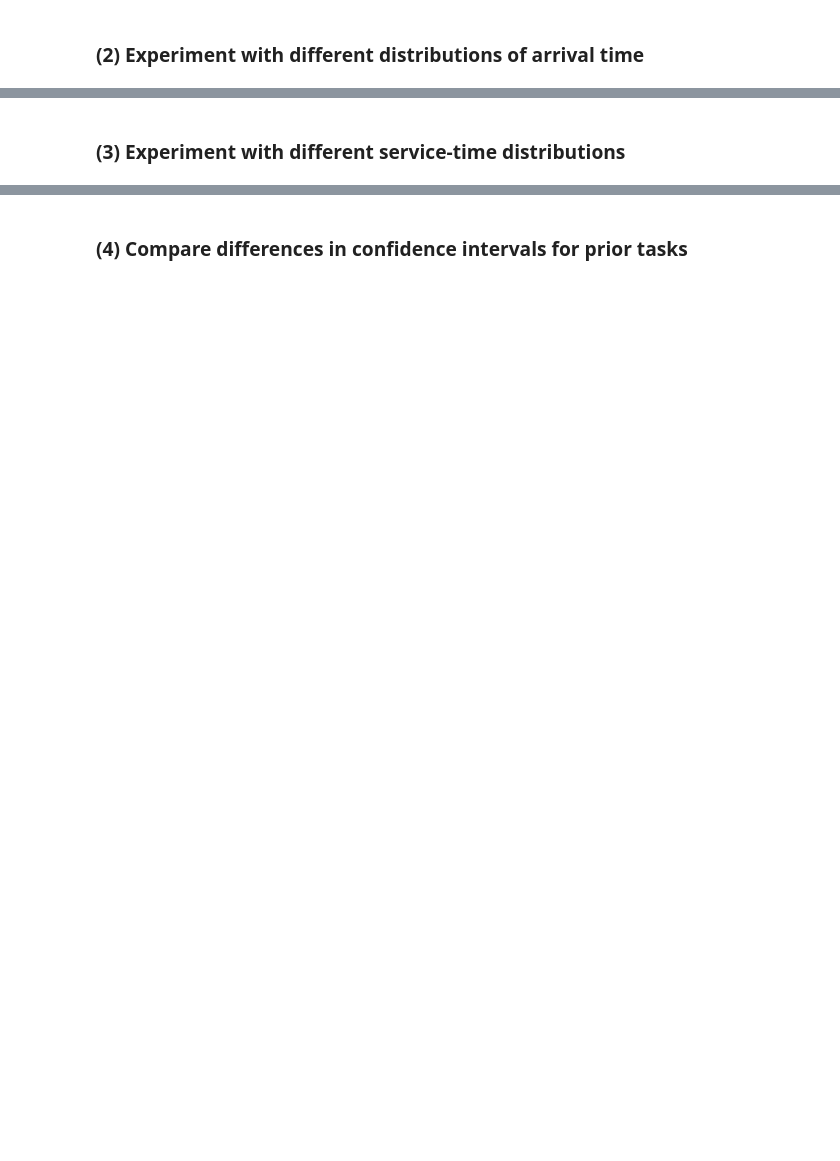
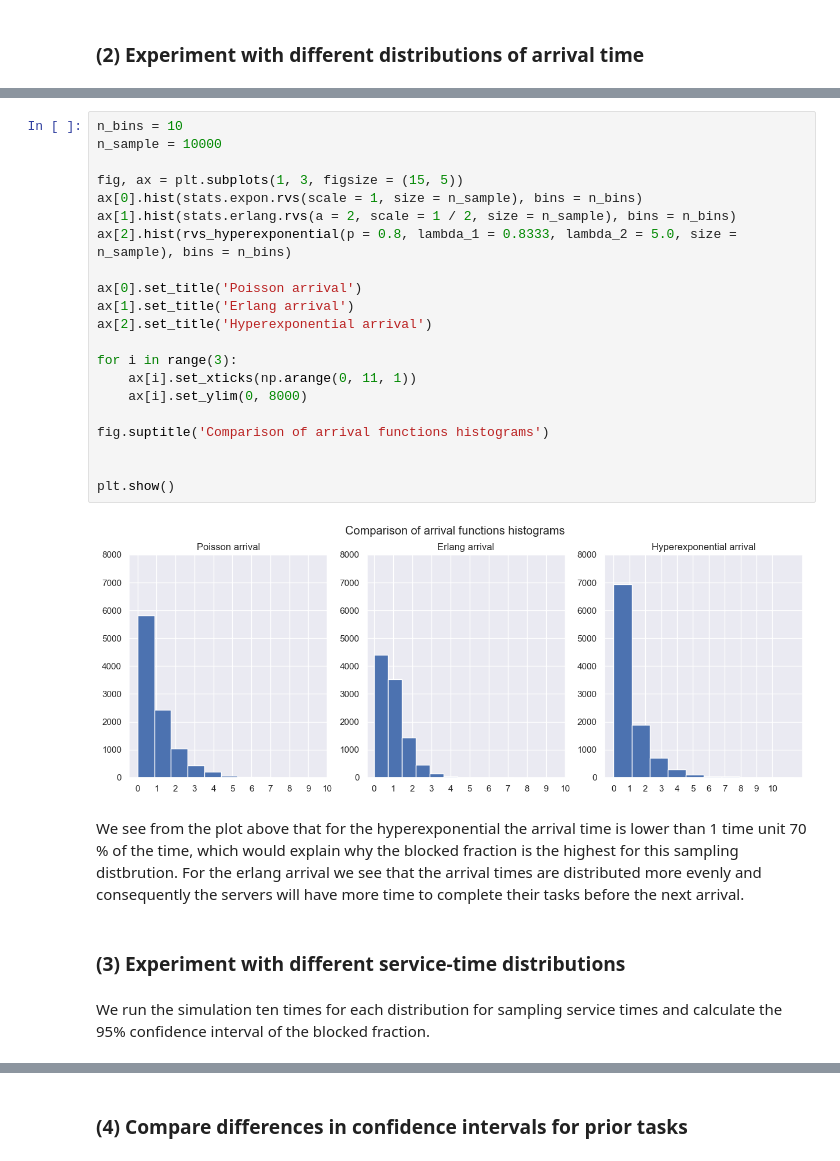
Before and after one commit to SigurdThorlund/02443-stochastic-simulation, a Jupyter notebook: report/exercise_4.ipynb, the cells around one changed output, grey strips where cells are left out. Saved outputs shown, nothing was run; the diff lists cells and outputs as text; blank space fills up the shorter version.

```diff
--- a/report/exercise_4.ipynb
+++ b/report/exercise_4.ipynb
@@ -167,5 +184,32 @@ arrival mode: hyper, conf_int = [13.73%, 14.37%]
+# %%
+n_bins = 10
+n_sample = 10000
+
+fig, ax = plt.subplots(1, 3, figsize = (15, 5))
+ax[0].hist(stats.expon.rvs(scale = 1, size = n_sample), bins = n_bins)
+ax[1].hist(stats.erlang.rvs(a = 2, scale = 1 / 2, size = n_sample), bins = n_bins)
+ax[2].hist(rvs_hyperexponential(p = 0.8, lambda_1 = 0.8333, lambda_2 = 5.0, size = n_sample), bins = n_bins)
+
+ax[0].set_title('Poisson arrival')
+ax[1].set_title('Erlang arrival')
+ax[2].set_title('Hyperexponential arrival')
+
+for i in range(3):
+    ax[i].set_xticks(np.arange(0, 11, 1))
+    ax[i].set_ylim(0, 8000)
+
+fig.suptitle('Comparison of arrival functions histograms')
+
+
+plt.show()
+# %% [output]
+[figure, added]
+# %% [markdown]
+We see from the plot above that for the hyperexponential the arrival time is lower than 1 time unit 70 % of the time, which would explain why the blocked fraction is the highest for this sampling distbrution. For the erlang arrival we see that the arrival times are distributed more evenly and consequently the servers will have more time to complete their tasks before the next arrival.
 # %% [markdown]
 <h3>(3) Experiment with different service-time distributions</h3>
+# %% [markdown]
+We run the simulation ten times for each distribution for sampling service times and calculate the 95% confidence interval of the blocked fraction.
 # %%
 def experiment_service_mode_distributions():
     service_modes = ['exponential', 'constant', 'pareto', 'pareto', 'normal']
```
Also changed, not shown: parts of 13 cells of this notebook, 1 other file.
